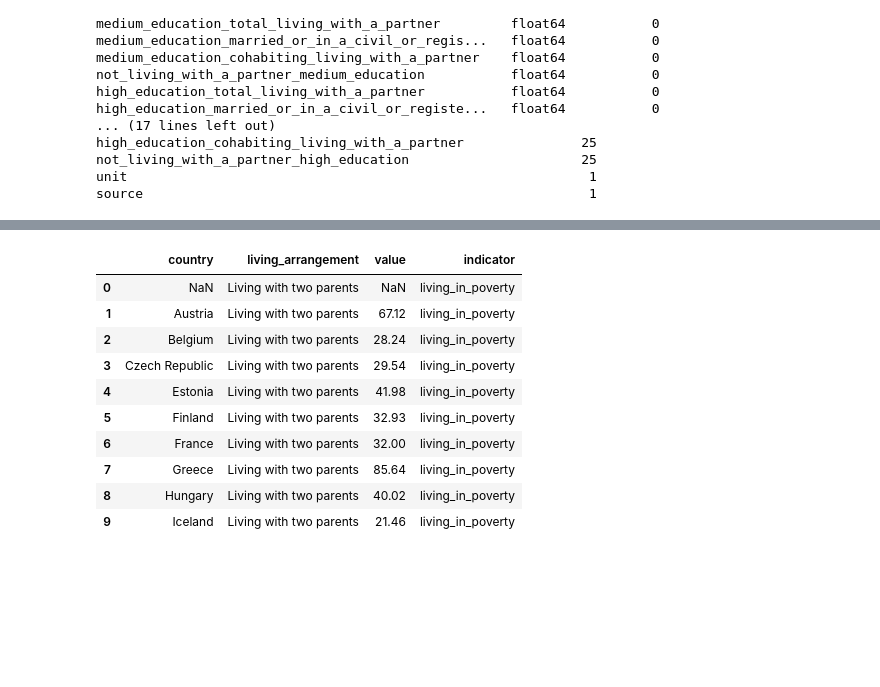
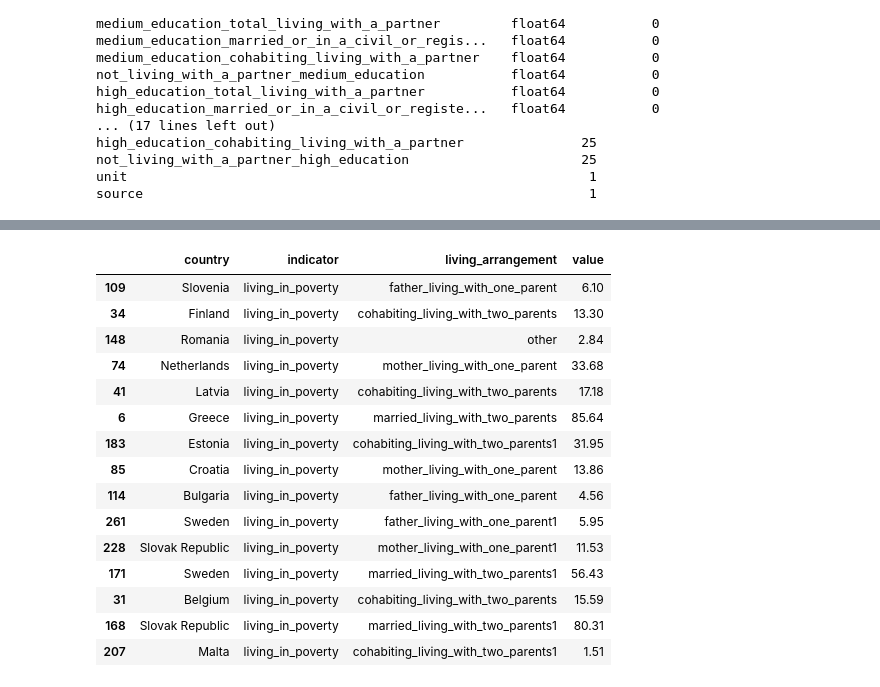
Before and after one commit to YkslB/marriage_statistics, a Jupyter notebook: scripts/Cleaning.ipynb, the cells around one changed output, grey strips where cells are left out. Drawn from its saved outputs; the diff is of its cells as text; code cells hidden in the pictures; blank space fills up the shorter version.

```diff
--- a/scripts/Cleaning.ipynb
+++ b/scripts/Cleaning.ipynb
@@ -3187,13 +3197,0 @@ Unnamed: 10                                               30
-# %%
-# Convert all but 'country' to float (robust + compact)
-num_cols = [c for c in df_23_1.columns if c != "country"]
-
-df_23_1[num_cols] = (
-    df_23_1[num_cols].astype(str)
-    .replace({'\xa0': '', '\u202f': '', ',': '.'}, regex=True)   # spaces & decimal comma
-    .replace(r'[^\d\.\-]', '', regex=True)                       # keep digits/dot/minus
-    .replace(r'\.\.+', '.', regex=True)                          # collapse multi-dots
-    .replace(r'^\.$|^\s*$', np.nan, regex=True)                  # lone dot/empty -> NaN
-    .apply(pd.to_numeric, errors="coerce")
-)
-df_23_1.head()
@@ -3207,40 +3198,50 @@ df_23_1.head()
 # %%
-# 3) Long format
+# 3) Drop empty rows and 'OECD average'
+df_23_1 = df_23_1.dropna(subset=["country"])
+df_23_1 = df_23_1[~df_23_1["country"].str.contains("OECD", case=False, na=False)]
+
+# 4) Melt to long
 df_23_1 = df_23_1.melt(id_vars="country",
-                       var_name="living_arrangement",
+                       var_name="arr_src",
                        value_name="value")
 
-# 4) Add indicator based on block position (left block = poverty, right block = not poverty)
-# After header=1 the column names repeat; split by original order:
-unique_cols = [c for c in df_23_1["living_arrangement"].unique()]
-half = len(unique_cols) // 2
-poverty_cols = set(unique_cols[:half])         # first block
-not_pov_cols = set(unique_cols[half:])         # second block
-
-df_23_1["indicator"] = df_23_1["living_arrangement"].apply(
-    lambda c: "living_in_poverty" if c in poverty_cols else "not_in_poverty"
+# 5) Build indicator from duplicate-column suffix (… and ….1)
+df_23_1["indicator"] = df_23_1["arr_src"].str.endswith(".1").map(
+    {True: "not_in_poverty", False: "living_in_poverty"}
 )
 
-# 5) Clean numbers (comma -> dot)
+# 6) Clean living_arrangement names (strip trailing '.1')
+df_23_1["living_arrangement"] = df_23_1["arr_src"].str.replace(r"\.1$", "", regex=True)
+df_23_1 = df_23_1.drop(columns="arr_src")
+
+# 7) Convert numbers to float (handle decimal commas/spaces)
 df_23_1["value"] = (
     df_23_1["value"].astype(str)
-    .str.replace("\xa0","", regex=False)
-    .str.replace("\u202f","", regex=False)
+    .str.replace("\xa0", "", regex=False)
+    .str.replace("\u202f", "", regex=False)
     .str.replace(",", ".", regex=False)
 )
-df_23_1["value"] = pd.to_numeric(df_23_1["value"], errors="coerce")
+df_23_1["value"] = pd.to_numeric(df_23_1["value"], errors="coerce").astype("float64")
 
-df_23_1.head(10)
+# 8) Final tidy ordering
+df_23_1 = df_23_1[["country", "indicator", "living_arrangement", "value"]].reset_index(drop=True)
+
+df_23_1.sample(15)
 # tidy.head()
 # %% [output]
-|  | country | living_arrangement | value | indicator |
-| 0 | NaN | Living with two parents | NaN | living_in_poverty |
-| 1 | Austria | Living with two parents | 67.12 | living_in_poverty |
-| 2 | Belgium | Living with two parents | 28.24 | living_in_poverty |
-| 3 | Czech Republic | Living with two parents | 29.54 | living_in_poverty |
-| 4 | Estonia | Living with two parents | 41.98 | living_in_poverty |
-| 5 | Finland | Living with two parents | 32.93 | living_in_poverty |
-| 6 | France | Living with two parents | 32.00 | living_in_poverty |
-| 7 | Greece | Living with two parents | 85.64 | living_in_poverty |
-| 8 | Hungary | Living with two parents | 40.02 | living_in_poverty |
-| 9 | Iceland | Living with two parents | 21.46 | living_in_poverty |
+|  | country | indicator | living_arrangement | value |
+| 109 | Slovenia | living_in_poverty | father_living_with_one_parent | 6.10 |
+| 34 | Finland | living_in_poverty | cohabiting_living_with_two_parents | 13.30 |
+| 148 | Romania | living_in_poverty | other | 2.84 |
+| 74 | Netherlands | living_in_poverty | mother_living_with_one_parent | 33.68 |
+| 41 | Latvia | living_in_poverty | cohabiting_living_with_two_parents | 17.18 |
+| 6 | Greece | living_in_poverty | married_living_with_two_parents | 85.64 |
+| 183 | Estonia | living_in_poverty | cohabiting_living_with_two_parents1 | 31.95 |
+| 85 | Croatia | living_in_poverty | mother_living_with_one_parent | 13.86 |
+| 114 | Bulgaria | living_in_poverty | father_living_with_one_parent | 4.56 |
+| 261 | Sweden | living_in_poverty | father_living_with_one_parent1 | 5.95 |
+| 228 | Slovak Republic | living_in_poverty | mother_living_with_one_parent1 | 11.53 |
+| 171 | Sweden | living_in_poverty | married_living_with_two_parents1 | 56.43 |
+| 31 | Belgium | living_in_poverty | cohabiting_living_with_two_parents | 15.59 |
+| 168 | Slovak Republic | living_in_poverty | married_living_with_two_parents1 | 80.31 |
+| 207 | Malta | living_in_poverty | cohabiting_living_with_two_parents1 | 1.51 |
```
Also changed, not shown: parts of 49 cells of this notebook, 2 other files.
